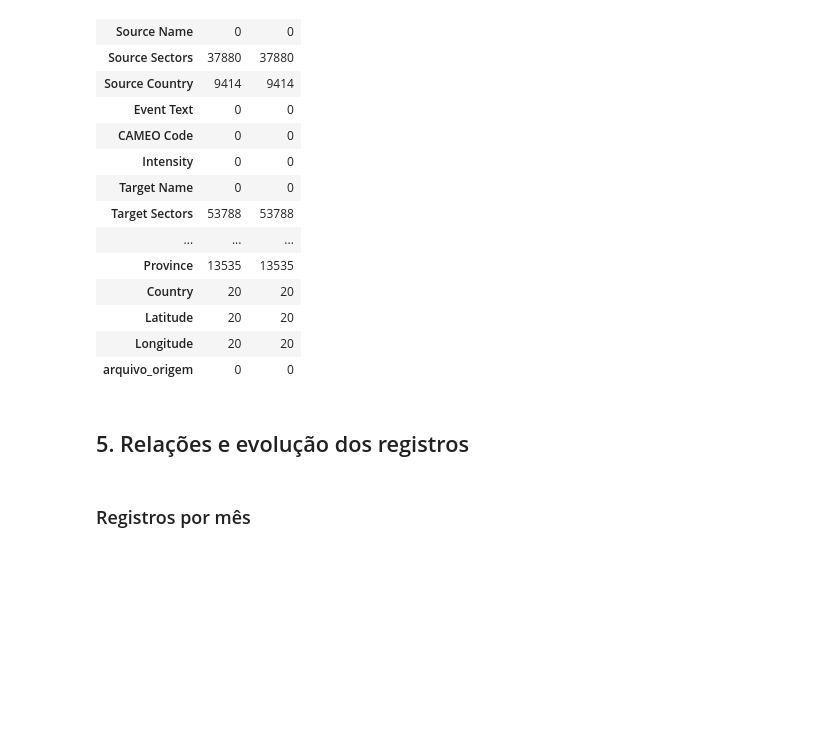
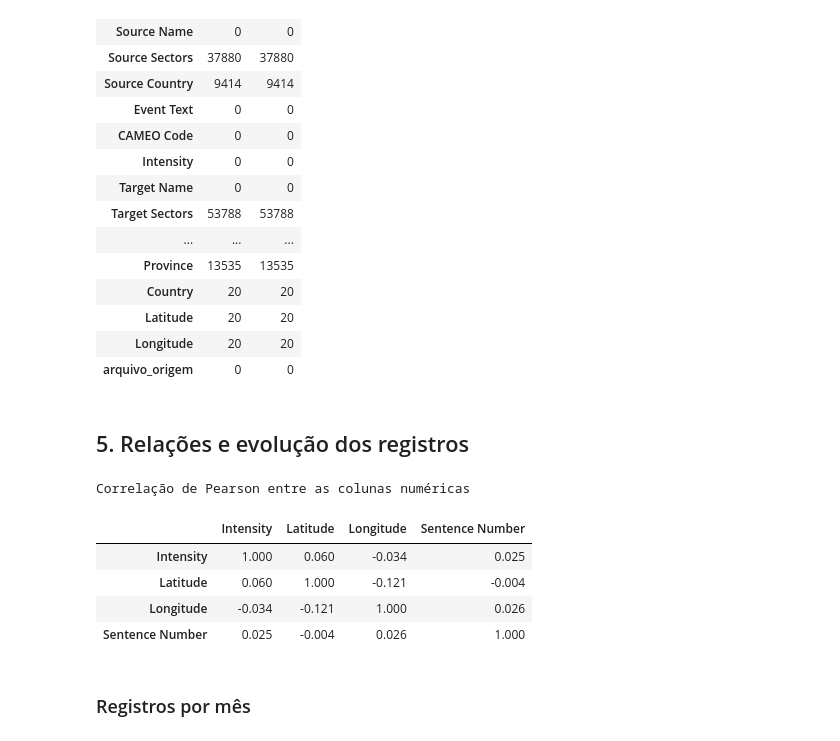
Before and after one commit to eduaab/projeto-grafos, a Jupyter notebook: data/dataset_parte2/EDA.ipynb, the cells around one changed output. Saved outputs shown, nothing was run; the diff lists cells and outputs as text; code cells hidden in the pictures; blank space fills up the shorter version.

Commit message:
Feat: Apenas colocando na EDA a correlação

```diff
--- a/data/dataset_parte2/EDA.ipynb
+++ b/data/dataset_parte2/EDA.ipynb
@@ -913,6 +917,25 @@ pd.DataFrame({
 | arquivo_origem | 0 | 0 |
 # %% [markdown]
 ## 5. Relações e evolução dos registros
+# %%
+colunas_correlacao = [
+    "Intensity",
+    "Latitude",
+    "Longitude",
+    "Sentence Number",
+]
+
+correlacao_pearson = df[colunas_correlacao].corr(method="pearson")
+
+print("Correlação de Pearson entre as colunas numéricas")
+correlacao_pearson.round(3)
+# %% [output]
+Correlação de Pearson entre as colunas numéricas
+|  | Intensity | Latitude | Longitude | Sentence Number |
+| Intensity | 1.000 | 0.060 | -0.034 | 0.025 |
+| Latitude | 0.060 | 1.000 | -0.121 | -0.004 |
+| Longitude | -0.034 | -0.121 | 1.000 | 0.026 |
+| Sentence Number | 0.025 | -0.004 | 0.026 | 1.000 |
 # %% [markdown]
 ### Registros por mês
 # %%
```
Also changed, not shown: parts of 10 cells of this notebook.
